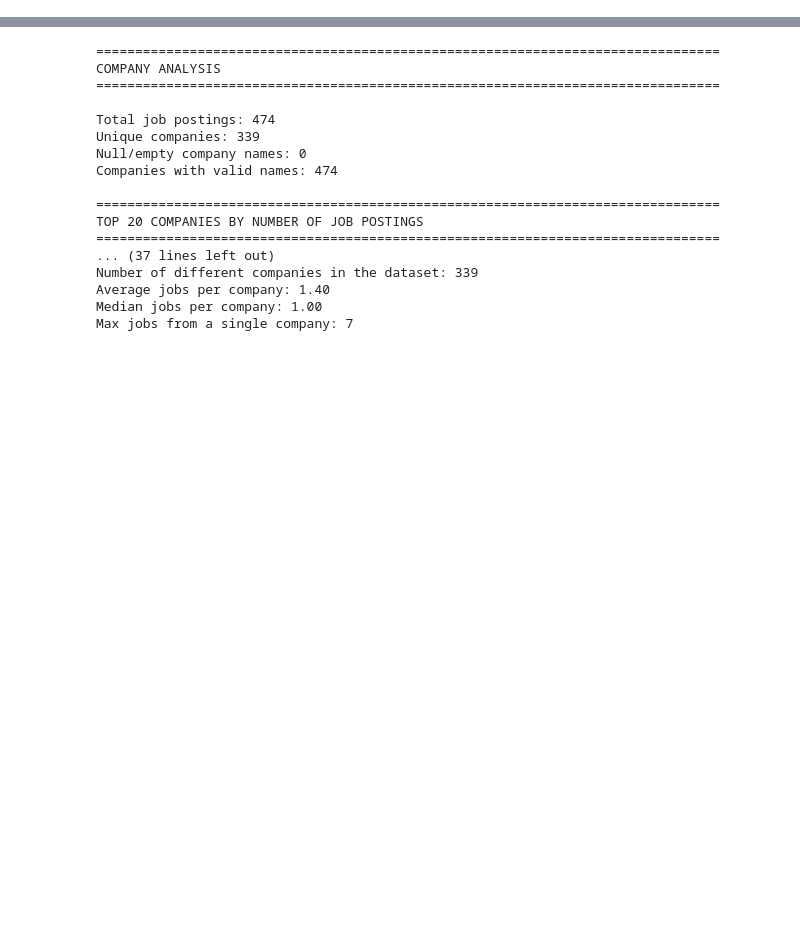
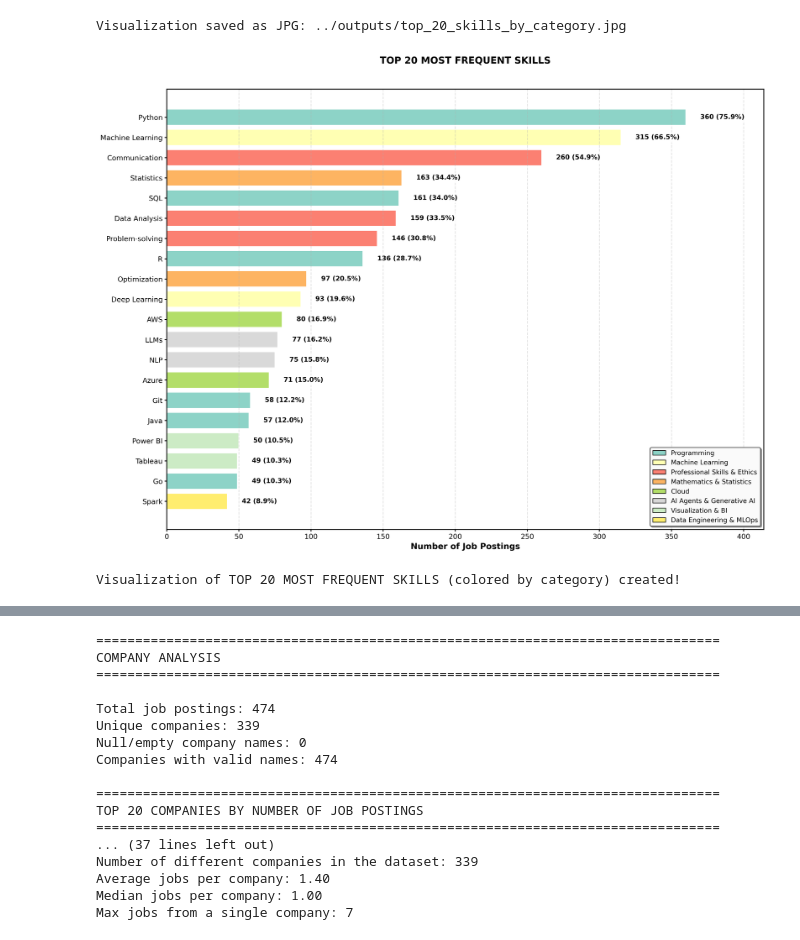
Before and after one commit to nhphuong2504/data-science-skills-analysis-2025, a Jupyter notebook: notebooks/exploration.ipynb, the cells around one changed output, grey strips where cells are left out. Saved outputs shown, nothing was run; the diff lists cells and outputs as text; code cells hidden in the pictures; blank space fills up the shorter version.

```diff
--- a/notebooks/exploration.ipynb
+++ b/notebooks/exploration.ipynb
@@ -206 +324,77 @@ Skills with 100+ mentions: 6
+# %%
+# ============================================================================
+# SECTION 5: VISUALIZATION - TOP 20 SKILLS
+# ============================================================================
+
+import numpy as np
+
+# Set high-quality rendering parameters
+plt.rcParams['figure.dpi'] = 300
+plt.rcParams['savefig.dpi'] = 300
+plt.rcParams['font.size'] = 11
+plt.rcParams['axes.linewidth'] = 1.5
+plt.rcParams['grid.linewidth'] = 1.0
+
+# Create a single bar chart colored by category with larger figure size
+fig, ax = plt.subplots(figsize=(16, 12))
+
+# Sort by count descending for the main chart
+top_20_df_desc = skill_df.head(20).copy()
+top_20_df_desc = top_20_df_desc.sort_values('Count', ascending=False)
+
+# Create color map based on category
+category_colors = {}
+unique_categories = top_20_df_desc['Category'].unique()
+color_palette = plt.cm.Set3(np.linspace(0, 1, len(unique_categories)))
+for i, cat in enumerate(unique_categories):
+    category_colors[cat] = color_palette[i]
+
+bar_colors = [category_colors[cat] for cat in top_20_df_desc['Category']]
+
+bars = ax.barh(range(len(top_20_df_desc)), top_20_df_desc['Count'], color=bar_colors,
+               edgecolor='white', linewidth=1.5)
+ax.set_yticks(range(len(top_20_df_desc)))
+ax.set_yticklabels(top_20_df_desc['Skill'], fontsize=12, fontweight='medium')
+ax.set_xlabel('Number of Job Postings', fontsize=14, fontweight='bold')
+ax.set_title('TOP 20 MOST FREQUENT SKILLS\n', fontsize=16, fontweight='bold', pad=25)
+ax.grid(axis='x', alpha=0.4, linestyle='--', linewidth=1.2)
+ax.set_xlim(0, top_20_df_desc['Count'].max() * 1.15)
+ax.invert_yaxis()  # Invert to show highest at top
+
+# Improve tick labels
+ax.tick_params(axis='x', labelsize=12, width=1.5)
+ax.tick_params(axis='y', labelsize=12, width=1.5)
+
+# Add value labels on bars with better formatting
+for i, (idx, row) in enumerate(top_20_df_desc.iterrows()):
+    ax.text(row['Count'] + 10, i, f"{int(row['Count'])} ({row['Percentage']:.1f}%)",
+            va='center', fontsize=11, fontweight='bold',
+            bbox=dict(boxstyle='round,pad=0.3', facecolor='white', alpha=0.7, edgecolor='none'))
+
+# Add category legend with better formatting
+from matplotlib.patches import Patch
+legend_elements = [Patch(facecolor=category_colors[cat], label=cat, edgecolor='black', linewidth=1)
+                   for cat in unique_categories]
+ax.legend(handles=legend_elements, loc='lower right', fontsize=11, framealpha=0.95,
+          edgecolor='black', frameon=True, fancybox=True, shadow=True)
+
+plt.tight_layout()
+
+# Save as JPG in outputs folder
+import os
+output_path = '../outputs/top_20_skills_by_category.jpg'
+os.makedirs('../outputs', exist_ok=True)
+
+# Save as JPG with high quality
+plt.savefig(output_path, format='jpg', bbox_inches='tight', dpi=300,
+            facecolor='white', edgecolor='none', pad_inches=0.2)
+print(f"Visualization saved as JPG: {output_path}")
+
+plt.show()
+
+print("Visualization of TOP 20 MOST FREQUENT SKILLS (colored by category) created!")
+# %% [output]
+Visualization saved as JPG: ../outputs/top_20_skills_by_category.jpg
+[figure, added]
+Visualization of TOP 20 MOST FREQUENT SKILLS (colored by category) created!
 # %%
```
Also changed, not shown: parts of 11 cells of this notebook, 2 other files.
